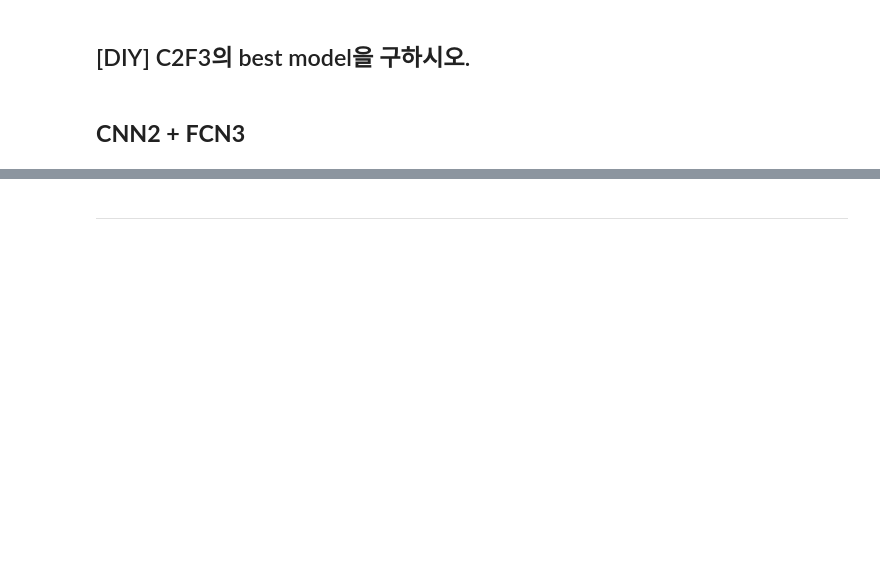
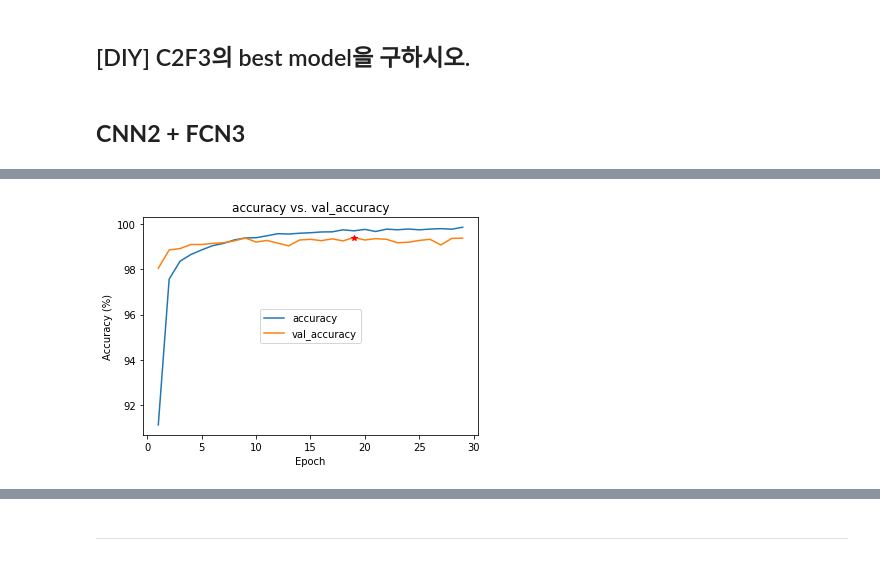
Before and after one commit to ducodbs0516/pdm18, a Jupyter notebook: py-tensorflow/DL2-CNN/dl2_02_mnist_CNN_best.ipynb, the cells around one changed output, grey strips where cells are left out. Drawn from its saved outputs; the diff is of its cells as text; code cells hidden in the pictures; blank space fills up the shorter version.

```diff
--- a/py-tensorflow/DL2-CNN/dl2_02_mnist_CNN_best.ipynb
+++ b/py-tensorflow/DL2-CNN/dl2_02_mnist_CNN_best.ipynb
@@ -325,0 +414,12 @@ c2f3.summary()
+# %%
+# vacc_list[np.argmax(np.array(vacc_list))]
+plt.plot(epochs,acc_list)
+plt.plot(epochs,vacc_list)
+plt.title('accuracy vs. val_accuracy')
+plt.ylabel('Accuracy (%)')
+plt.xlabel('Epoch')
+plt.legend(['accuracy','val_accuracy'], loc='center')
+plt.plot(np.argmax(np.array(vacc_list))+1,vacc_list[np.argmax(np.array(vacc_list))], 'r*')
+plt.show()
+# %% [output]
+[figure, added]
```
Also changed, not shown: parts of 84 cells of this notebook.
